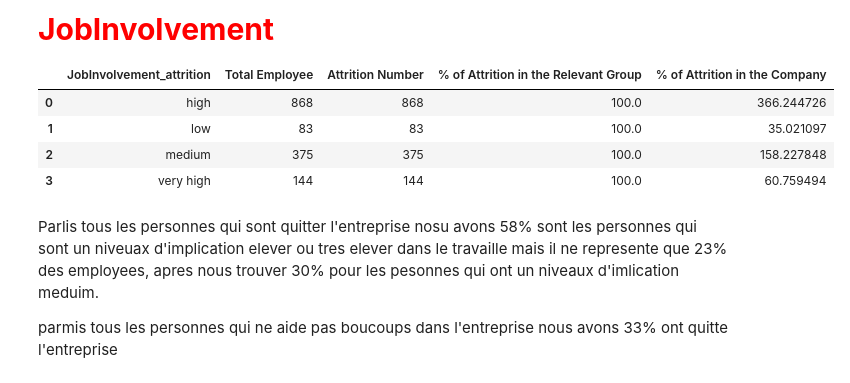
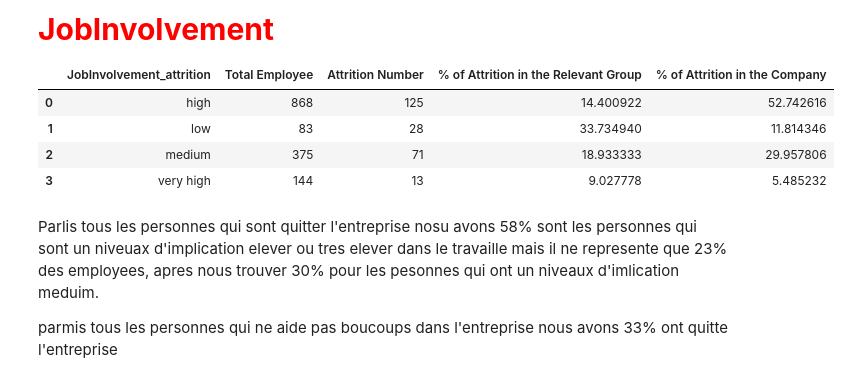
Before and after one commit to anass1209/MachineLearningProject, a Jupyter notebook: IBM HR Analytics Employee Attrition & Performance/modele.ipynb, the cells around one changed output. Saved outputs shown, nothing was run; the diff lists cells and outputs as text; code cells hidden in the pictures.

```diff
--- a/IBM HR Analytics Employee Attrition & Performance/modele.ipynb
+++ b/IBM HR Analytics Employee Attrition & Performance/modele.ipynb
@@ -104,5 +104,5 @@ Nombre de RelationshipSatisfaction unique:   [1 4 2 3]
 Nombre de Department unique:  ['Sales' 'Research & Development' 'Human Resources']
 Nombre de StandardHours unique:  [80]
 Nombre de TrainingTimesLastYear unique:  [0 3 2 5 1 4 6]
-# %%
-data['Attrition'] = data['Attrition'].astype(bool).astype(int)
+# %%
+data['Attrition'] = data['Attrition'].apply(lambda x: 0 if x == 'No' else 1)
@@ -193,7 +202,7 @@ data.head()
 5 rows × 32 columns
 # %%
 # Create Feature Dataframe
-def table_data(x):
+def table_df(x):
     """
     This function creates dataframe for each feature in the dataset
     """
@@ -246,6 +255,8 @@ age_type_percentages = data['Age type'].value_counts(normalize=True) * 100
 
 # Print the percentages
 print(f"{age_type_percentages}round(2)%")
+
+data = data.drop(labels = ['Age type'], axis = 1)
 # %% [output]
 Age type
 Adult         36.734694
@@ -521,14 +516,13 @@ parmis le nombre totales des employer nous avons 60% sont des hommes et 40% sont
 # %%
 data['JobInvolvement_attrition'] = ['low' if x == 1 else 'medium' if x == 2 else 'high' if x == 3 else 'very high' for x in data['JobInvolvement']]
 
-JobInvolvement_attrition = table_df('JobInvolvement_attrition')
-JobInvolvement_attrition
+table_df('JobInvolvement_attrition')
 # %% [output]
 |  | JobInvolvement_attrition | Total Employee | Attrition Number | % of Attrition in the Relevant Group | % of Attrition in the Company |
-| 0 | high | 868 | 868 | 100.0 | 366.244726 |
-| 1 | low | 83 | 83 | 100.0 | 35.021097 |
-| 2 | medium | 375 | 375 | 100.0 | 158.227848 |
-| 3 | very high | 144 | 144 | 100.0 | 60.759494 |
+| 0 | high | 868 | 125 | 14.400922 | 52.742616 |
+| 1 | low | 83 | 28 | 33.734940 | 11.814346 |
+| 2 | medium | 375 | 71 | 18.933333 | 29.957806 |
+| 3 | very high | 144 | 13 | 9.027778 | 5.485232 |
 # %% [markdown]
 Parlis tous les personnes qui sont quitter l'entreprise nosu avons 58% sont les personnes qui sont un niveuax d'implication elever ou tres elever dans le travaille mais il ne represente que 23% des employees, apres nous trouver 30% pour les pesonnes qui ont un niveaux d'imlication meduim.
 
```
Also changed, not shown: parts of 116 cells of this notebook.
